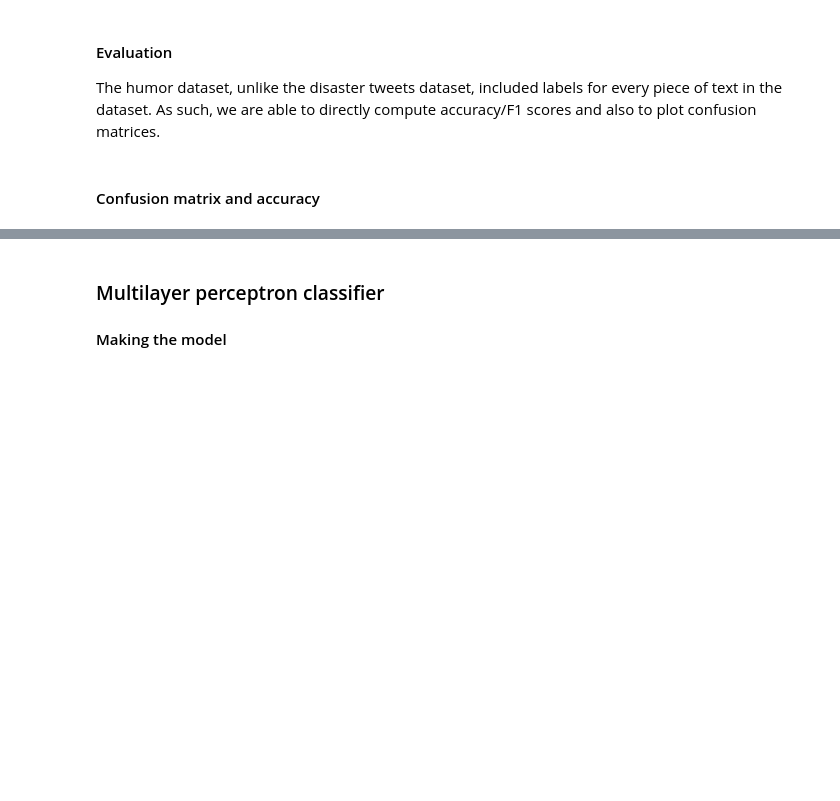
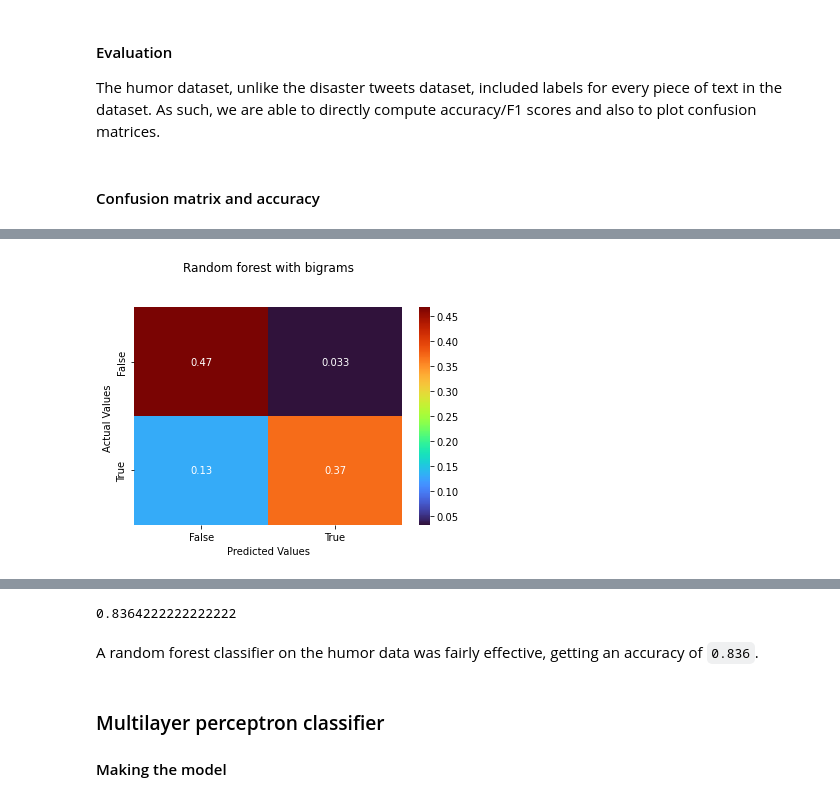
Before and after one commit to maxchristman/comp-562-final-project, a Jupyter notebook: COMP 562 Final Project.ipynb, the cells around one changed output, grey strips where cells are left out. Saved outputs shown, nothing was run; the diff lists cells and outputs as text; code cells hidden in the pictures; blank space fills up the shorter version.

Commit message:
Included humor results

```diff
--- a/COMP 562 Final Project.ipynb
+++ b/COMP 562 Final Project.ipynb
@@ -249,0 +301,3 @@ print(rf_cv.best_params_)
+# %%
+rf_best = RandomForestClassifier(max_depth=None, class_weight="balanced", n_jobs=8, verbose=3, n_estimators=500)
+rf_best.fit(bigram_train, humor_train)
@@ -275,7 +407,8 @@ def plot_confusion_matrix(cm, title):
 # %% [markdown]
 #### Confusion matrix and accuracy
 # %%
-humor_preds = rf.predict(bigram_test)
+humor_preds = rf_best.predict(bigram_test)
 rf_cm = get_cm(humor_preds)
 plot_confusion_matrix(rf_cm, "Random forest with bigrams")
-rf_cv.score(bigram_test, humor_test)
+rf_best.score(bigram_test, humor_test)
+# %% [output]
@@ -281,0 +420 @@ rf_cv.score(bigram_test, humor_test)
+[figure, added]
@@ -282,3 +426,6 @@ rf_cv.score(bigram_test, humor_test)
+0.8364222222222222
+# %% [markdown]
+A random forest classifier on the humor data was fairly effective, getting an accuracy of `0.836`.
 # %% [markdown]
 ### Multilayer perceptron classifier
 #### Making the model
```
Also changed, not shown: parts of 24 cells of this notebook.
